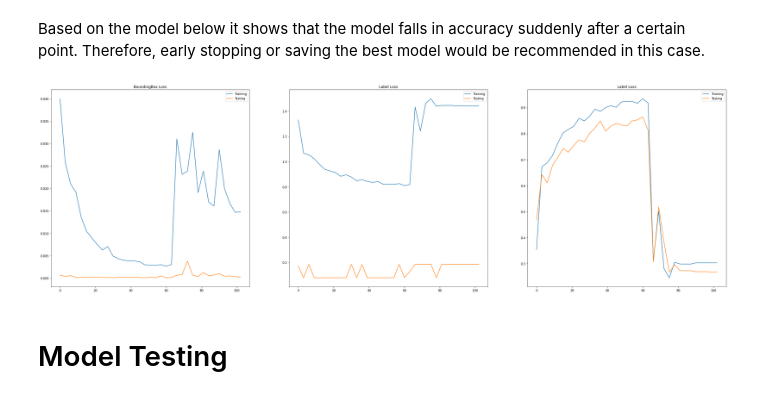
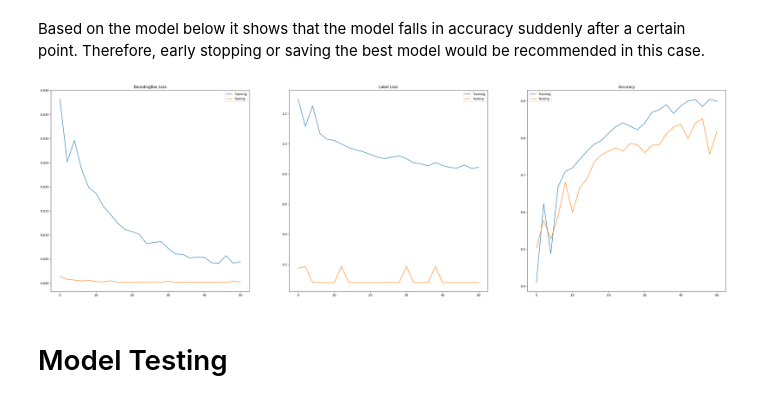
Before and after one commit to alenreuel/data_science_projects, a Jupyter notebook: brain_tumor_classification_MRI/Brain_Tumor_Notebook.ipynb, the cells around one changed output. Drawn from its saved outputs; the diff is of its cells as text; code cells hidden in the pictures.

```diff
--- a/brain_tumor_classification_MRI/Brain_Tumor_Notebook.ipynb
+++ b/brain_tumor_classification_MRI/Brain_Tumor_Notebook.ipynb
@@ -294,8 +295,8 @@ _test
 ## Training Loop
 # %%
 optimizer = torch.optim.Adam(model.parameters(),lr = 0.001)
-device = "cuda" if torch.cuda.is_available() else "cpu"
-num_of_epochs = 103
+
+num_of_epochs = 51
 #logs
 epochs = []
 training_loss_bbox = []
@@ -344,7 +345,7 @@ for epoch in range(num_of_epochs):
 
 
 
-    if epoch%3==0:
+    if epoch%2==0:
         model.eval()
         with torch.inference_mode():
 
@@ -402,20 +421,20 @@ Based on the model below it shows that the model falls in accuracy suddenly afte
 # %%
 plt.subplots(1,3,figsize=(40,12))
 plt.subplot(1,3,1)
 sns.lineplot(x=epochs, y=[float(i.cpu())for i in training_loss_bbox], label="Training")
 sns.lineplot(x=epochs, y=[float(i.cpu())for i in testing_loss_bbox], label="Testing")
 plt.title("BoundingBox Loss")
 plt.subplot(1,3,2)
 sns.lineplot(x=epochs, y=[float(i.cpu())for i in training_loss_label], label="Training")
 sns.lineplot(x=epochs, y=[float(i.cpu())for i in testing_loss_label], label="Testing")
 plt.title("Label Loss")
 plt.subplot(1,3,3)
 sns.lineplot(x=epochs, y=training_acc, label="Training")
 sns.lineplot(x=epochs, y=testing_acc, label="Testing")
-plt.title("Label Loss")
+plt.title("Accuracy")
 plt.show()
 # %% [output]
-[figure, old version]
+[figure, new version]
 # %% [markdown]
 # Model Testing
 # %%
```
Also changed, not shown: parts of 8 cells of this notebook, 3 other files.
